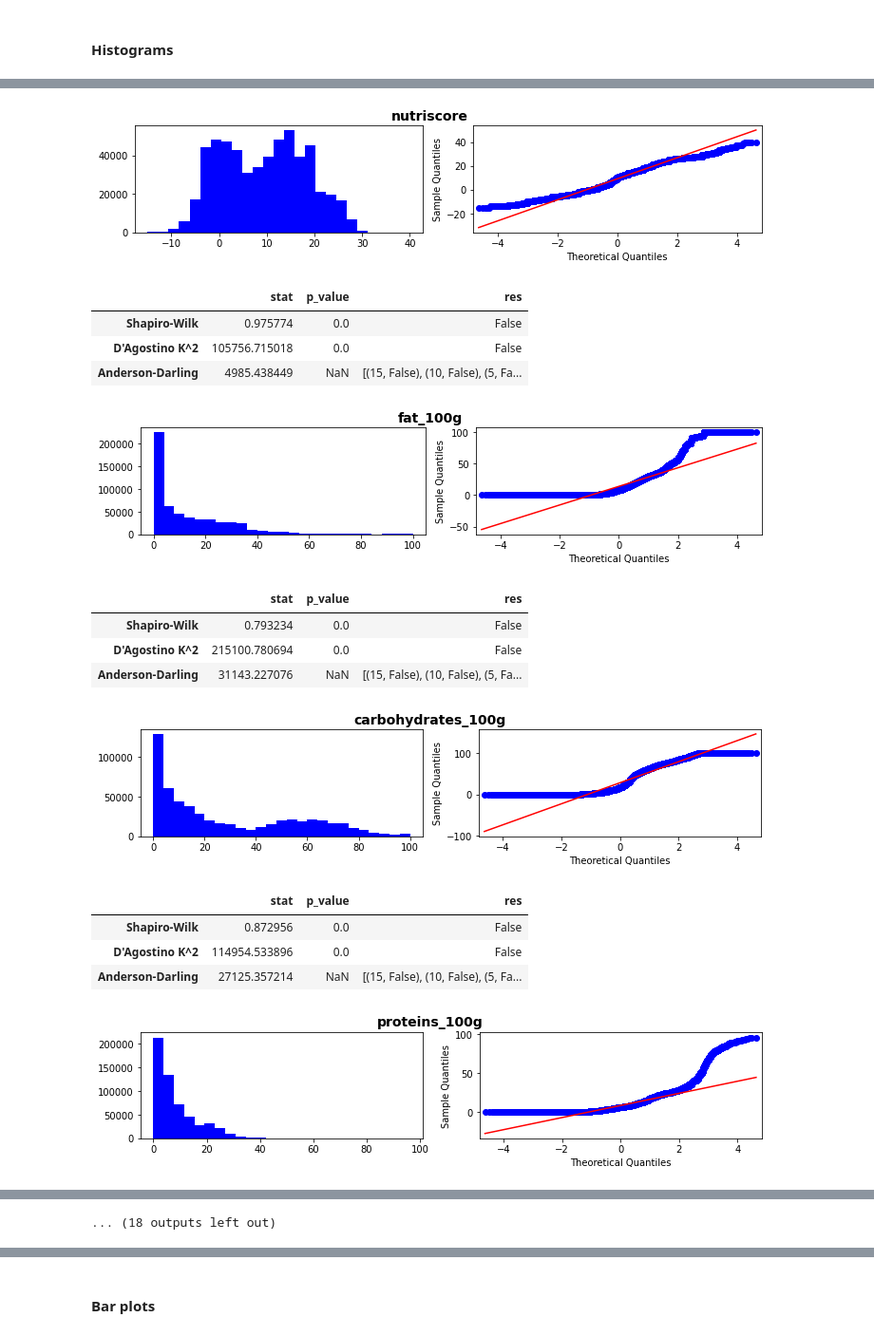
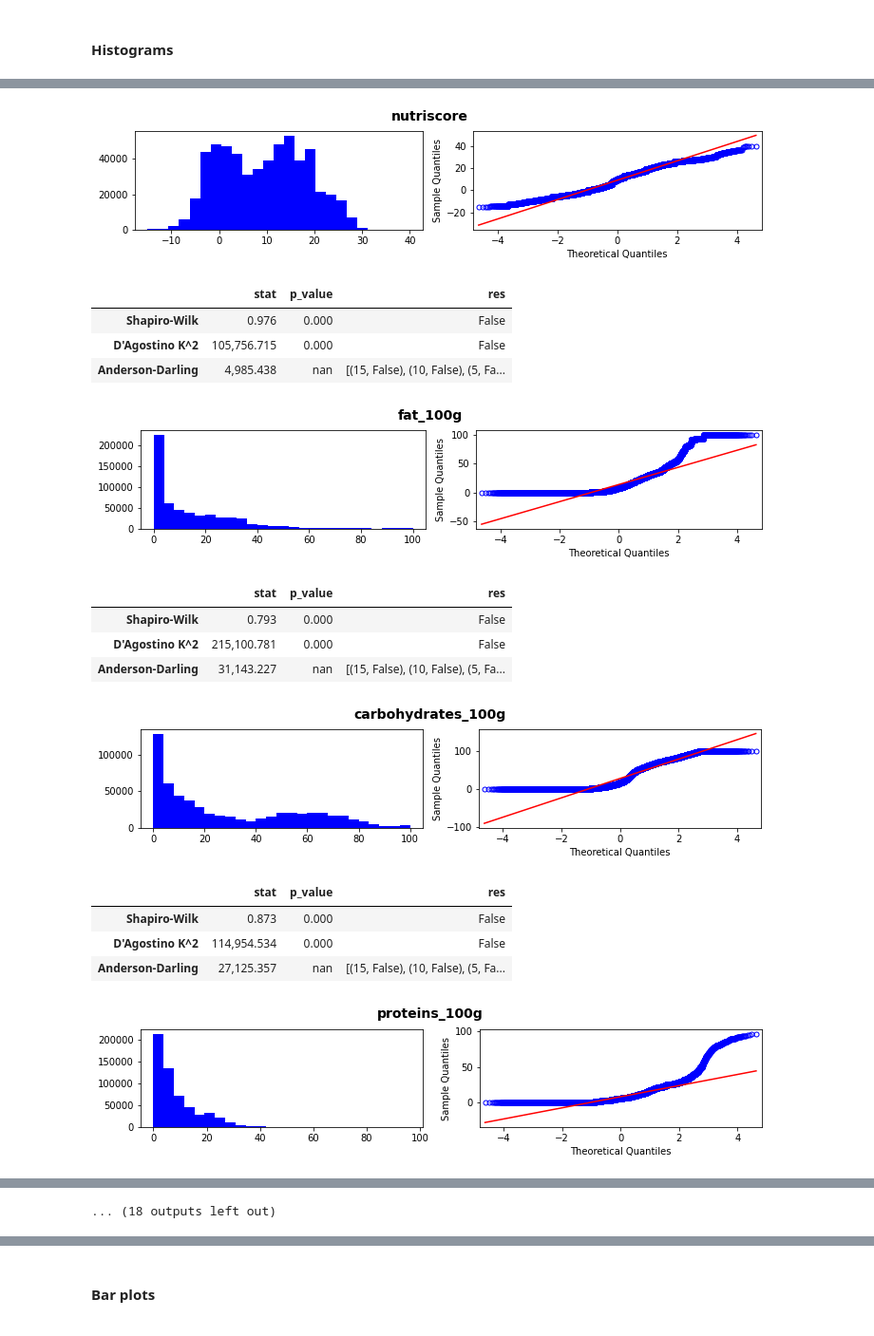
Before and after one commit to SmellyArmure/OC_DS_Project3, a Jupyter notebook: NOTEBOOKS/P3_Analysis.ipynb, the cells around one changed output, grey strips where cells are left out. Shown at 95% size. Saved outputs shown, nothing was run; the diff lists cells and outputs as text; code cells hidden in the pictures.

```diff
--- a/NOTEBOOKS/P3_Analysis.ipynb
+++ b/NOTEBOOKS/P3_Analysis.ipynb
@@ -123,5 +140,5 @@ df['created_datetime'] = pd.to_datetime(df['created_datetime'])
 # %%
-# Checking columns in df
+# # Checking columns in df
 
-for i, c in enumerate(df.columns):
-    print('\n'+c if i % 6 == 0 else c, end=' | ')
+# for i, c in enumerate(df.columns):
+#     print('\n'+c if i % 6 == 0 else c, end=' | ')
@@ -172,4 +173,7 @@ def plot_export_missing(df, cols, n_file, title,
 # %%
 # Temporary (already changed in P3_Cleaning)
 df['additives_n'] = df['additives_n'].clip(0,20)
+# Temporary (not changed yet)
+df['additives_n'] = df['additives_n'].clip(0,20)
+# df['proteins_100g'] = df['additives_n'].where
 # %%
@@ -209,13 +226,19 @@ cols_4_C_ = ['brands_tuple','packaging_tuple']
 # %%
 # Plotting histograms of the main quantitative continuous columns
 
-quant_cols = cols_1_Q + cols_2_Q + cols_3_Q + cols_4_Q
-# fig = plt.figure(figsize=(14,10))
-fig = df[quant_cols].hist(figsize=(18,6), bins=50, color='b',
+fig = df[quant_cols].hist(figsize=(18,6), bins=30, color='b',
                         xlabelsize=10, ylabelsize=10);
-[x.title.set_fontweight('bold') for x in fig.ravel()];
+
+for ax, c in zip(fig.ravel(), sorted(quant_cols)):
+    ax.vlines(3, *ax.get_ylim(),  color='red', ls='-', lw=1.5)
+    ax.vlines(df[c].median(), *ax.get_ylim(), color='green', ls='-.', lw=1.5)
+    ax.vlines(df[c].mode()[0], *ax.get_ylim(), color='goldenrod', ls='--', lw=1.5)
+    ax.legend(['mean', 'median', 'mode'])
+
+[ax.title.set_fontweight('bold') for ax in fig.ravel()];
 plt.tight_layout(w_pad=1, h_pad=-0.8)
 plt.gcf().set_size_inches(14,10)
+
 # plt.savefig(os.getcwd()+'/FIG/'+'A_1_1_histograms.png', dpi=400);
 plt.show()
 # %% [output]
@@ -264,43 +287,42 @@ def normality_tests(data, print_opt=False):
 # %%
 # Plotting histograms and qqplots of the main quantitative continuous columns
 
-def plot_hist_qqplot(data, name):
+def plot_hist_qqplot(data, name, save=False):
     fig, axs = plt.subplots(1,2)
     # histogram
     axs[0].hist(data, color='b', bins =25);
     # using statsmodels qqplot's module
-    qqplot(data, line='r', ax=axs[1])
+    qqplot(data, line='r', **{'markersize': 5, 'mec': 'b','color': 'None'}, ax=axs[1])
     plt.gcf().set_size_inches(10,2.5)
     fig.suptitle(name, fontweight='bold', size=14)
-    plt.tight_layout(rect=[0, 0.03, 1, 0.95])
-    plt.show()
+    plt.tight_layout(rect=[0, 0.05, 1, 0.92])
 # %%
 # Plotting QQplots and normality tests stats
 
 for i, c in enumerate(quant_cols,1):
     if c in cols_4_Q:
-        plot_hist_qqplot(df[c].dropna().values, c)
-        display(normality_tests(df[c].dropna(), print_opt=False))
+        plot_hist_qqplot(df[c].dropna().values, c, save=False)
     else:
-        plot_hist_qqplot(df[c].values, c)
+        plot_hist_qqplot(df[c].values, c, save=False)
+    # plt.savefig(os.getcwd()+'/FIG/'+'A_1_1_qqplot_'+c+'.png', dpi=400)
+    plt.show()
+    with pd.option_context('display.float_format', '{:,.3f}'.format):
         display(normality_tests(df[c], print_opt=False))
-    # plt.savefig(os.getcwd()+'/FIG/'+'A_1_1_qqplots.png', dpi=400);
-plt.show()
 # %% [output]
-[figure, old version]
+[figure, new version]
 |  | stat | p_value | res |
-| Shapiro-Wilk | 0.975774 | 0.0 | False |
-| D'Agostino K^2 | 105756.715018 | 0.0 | False |
-| Anderson-Darling | 4985.438449 | NaN | [(15, False), (10, False), (5, Fa... |
+| Shapiro-Wilk | 0.976 | 0.000 | False |
+| D'Agostino K^2 | 105,756.715 | 0.000 | False |
+| Anderson-Darling | 4,985.438 | nan | [(15, False), (10, False), (5, Fa... |
-[figure, old version]
+[figure, new version]
 |  | stat | p_value | res |
-| Shapiro-Wilk | 0.793234 | 0.0 | False |
-| D'Agostino K^2 | 215100.780694 | 0.0 | False |
-| Anderson-Darling | 31143.227076 | NaN | [(15, False), (10, False), (5, Fa... |
+| Shapiro-Wilk | 0.793 | 0.000 | False |
+| D'Agostino K^2 | 215,100.781 | 0.000 | False |
+| Anderson-Darling | 31,143.227 | nan | [(15, False), (10, False), (5, Fa... |
-[figure, old version]
+[figure, new version]
 |  | stat | p_value | res |
-| Shapiro-Wilk | 0.872956 | 0.0 | False |
-| D'Agostino K^2 | 114954.533896 | 0.0 | False |
-| Anderson-Darling | 27125.357214 | NaN | [(15, False), (10, False), (5, Fa... |
+| Shapiro-Wilk | 0.873 | 0.000 | False |
+| D'Agostino K^2 | 114,954.534 | 0.000 | False |
+| Anderson-Darling | 27,125.357 | nan | [(15, False), (10, False), (5, Fa... |
-[figure, old version]
+[figure, new version]
 |  | stat | p_value | res |
```
Also changed, not shown: parts of 119 cells of this notebook, 35 other files.
